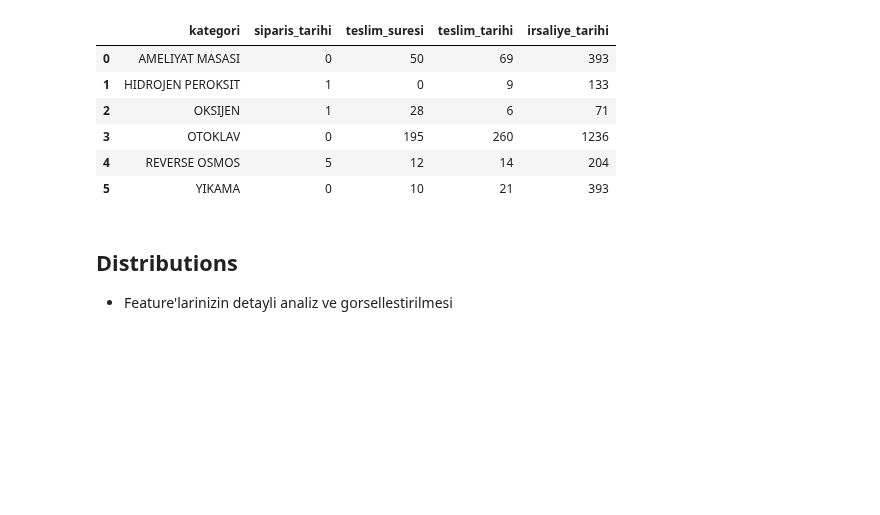
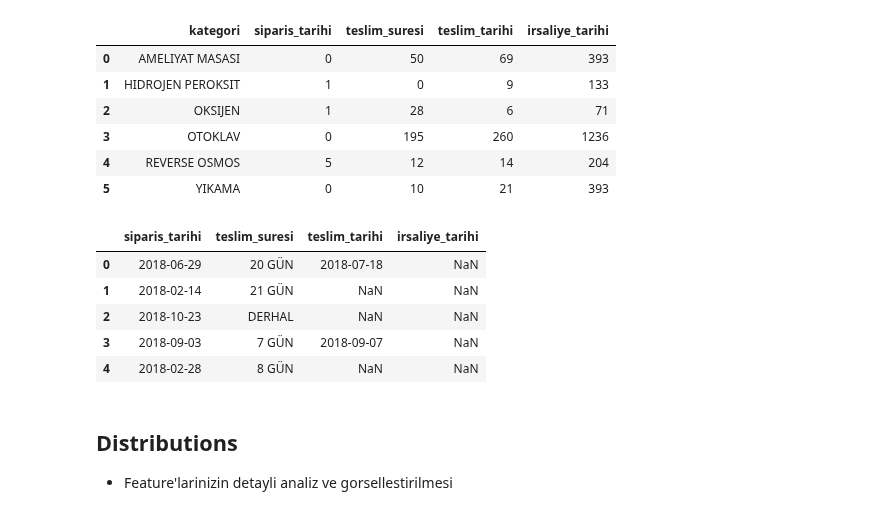
Before and after one commit to Duygu-Jones/LLM_Playground, a Jupyter notebook: 01_EDA/FEATURES/04_Siparis_Teslim_IrsaliyeDate_TeslimSure/Duygu/Duygu_EDA_NOTEBOOK.ipynb, the cells around one changed output. Drawn from its saved outputs; the diff is of its cells as text; code cells hidden in the pictures; blank space fills up the shorter version.

```diff
--- a/01_EDA/FEATURES/04_Siparis_Teslim_IrsaliyeDate_TeslimSure/Duygu/Duygu_EDA_NOTEBOOK.ipynb
+++ b/01_EDA/FEATURES/04_Siparis_Teslim_IrsaliyeDate_TeslimSure/Duygu/Duygu_EDA_NOTEBOOK.ipynb
@@ -320,3 +315,15 @@ Null değerlerini görmek istediğiniz diğer sütunları virgülle ayırarak gi
 | 3 | OTOKLAV | 0 | 195 | 260 | 1236 |
 | 4 | REVERSE OSMOS | 5 | 12 | 14 | 204 |
 | 5 | YIKAMA | 0 | 10 | 21 | 393 |
+# %%
+# Belirtilen sütunları filtreleyerek yeni bir DataFrame oluşturma
+columns_to_filter = ["siparis_tarihi", "teslim_suresi", "teslim_tarihi", "irsaliye_tarihi"]
+date_columns = df[columns_to_filter]
+date_columns.head()
+# %% [output]
+|  | siparis_tarihi | teslim_suresi | teslim_tarihi | irsaliye_tarihi |
+| 0 | 2018-06-29 | 20 GÜN | 2018-07-18 | NaN |
+| 1 | 2018-02-14 | 21 GÜN | NaN | NaN |
+| 2 | 2018-10-23 | DERHAL | NaN | NaN |
+| 3 | 2018-09-03 | 7 GÜN | 2018-09-07 | NaN |
+| 4 | 2018-02-28 | 8 GÜN | NaN | NaN |
```
Also changed, not shown: parts of 3 cells of this notebook, 1 other file.
